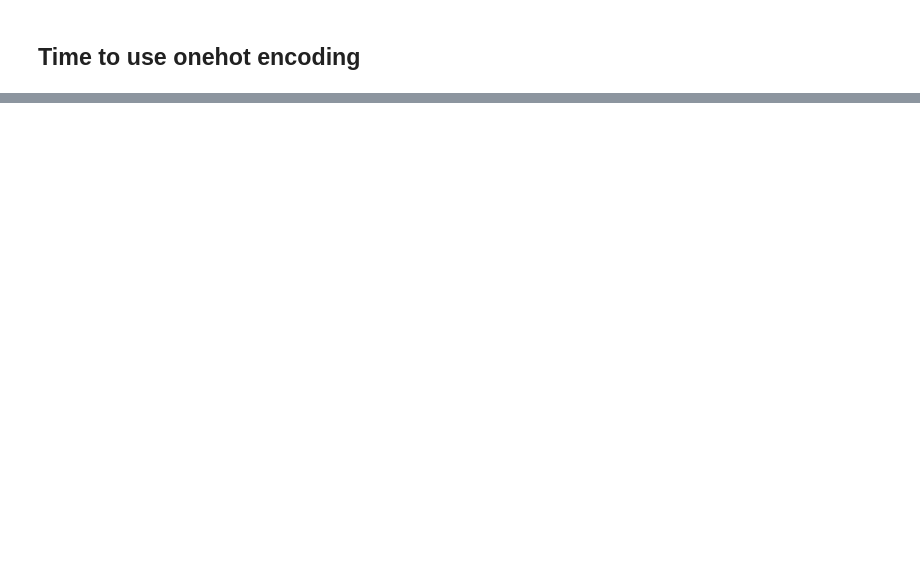
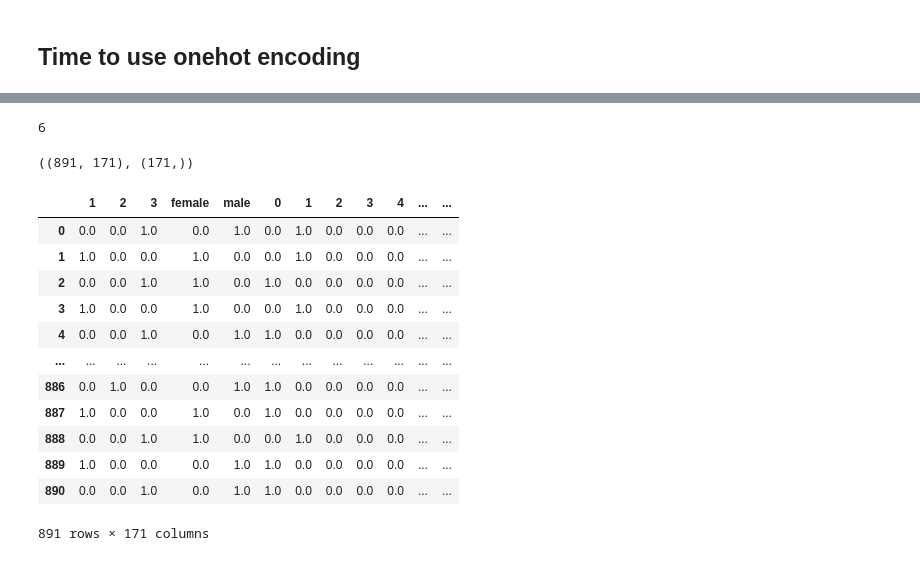
Before and after one commit to yash-dhingra/Titanic_ML, a Jupyter notebook: titanic.ipynb, the cells around one changed output, grey strips where cells are left out. Drawn from its saved outputs; the diff is of its cells as text; code cells hidden in the pictures; blank space fills up the shorter version.

```diff
--- a/titanic.ipynb
+++ b/titanic.ipynb
@@ -153,0 +193,2 @@ from sklearn.preprocessing import OneHotEncoder
+# %%
+column_values=encoder.fit_transform(dt[["Pclass","Sex","SibSp","Parch","Cabin","Embarked"]]).toarray()
@@ -153,0 +240,30 @@ from sklearn.preprocessing import OneHotEncoder
+# %%
+column_names=np.array(encoder.categories_,dtype=object).ravel()
+# %%
+column_names.size
+# %% [output]
+6
+# %%
+column_names=np.hstack(column_names)
+# %%
+column_values.shape,column_names.shape
+# %% [output]
+((891, 171), (171,))
+# %%
+features=pd.DataFrame(column_values, columns = column_names)
+# %%
+features
+# %% [output]
+|  | 1 | 2 | 3 | female | male | 0 | 1 | 2 | 3 | 4 | ... | ... |
+| 0 | 0.0 | 0.0 | 1.0 | 0.0 | 1.0 | 0.0 | 1.0 | 0.0 | 0.0 | 0.0 | ... | ... |
+| 1 | 1.0 | 0.0 | 0.0 | 1.0 | 0.0 | 0.0 | 1.0 | 0.0 | 0.0 | 0.0 | ... | ... |
+| 2 | 0.0 | 0.0 | 1.0 | 1.0 | 0.0 | 1.0 | 0.0 | 0.0 | 0.0 | 0.0 | ... | ... |
+| 3 | 1.0 | 0.0 | 0.0 | 1.0 | 0.0 | 0.0 | 1.0 | 0.0 | 0.0 | 0.0 | ... | ... |
+| 4 | 0.0 | 0.0 | 1.0 | 0.0 | 1.0 | 1.0 | 0.0 | 0.0 | 0.0 | 0.0 | ... | ... |
+| ... | ... | ... | ... | ... | ... | ... | ... | ... | ... | ... | ... | ... |
+| 886 | 0.0 | 1.0 | 0.0 | 0.0 | 1.0 | 1.0 | 0.0 | 0.0 | 0.0 | 0.0 | ... | ... |
+| 887 | 1.0 | 0.0 | 0.0 | 1.0 | 0.0 | 1.0 | 0.0 | 0.0 | 0.0 | 0.0 | ... | ... |
+| 888 | 0.0 | 0.0 | 1.0 | 1.0 | 0.0 | 0.0 | 1.0 | 0.0 | 0.0 | 0.0 | ... | ... |
+| 889 | 1.0 | 0.0 | 0.0 | 0.0 | 1.0 | 1.0 | 0.0 | 0.0 | 0.0 | 0.0 | ... | ... |
+| 890 | 0.0 | 0.0 | 1.0 | 0.0 | 1.0 | 1.0 | 0.0 | 0.0 | 0.0 | 0.0 | ... | ... |
+891 rows × 171 columns
```
Also changed, not shown: parts of 37 cells of this notebook.
